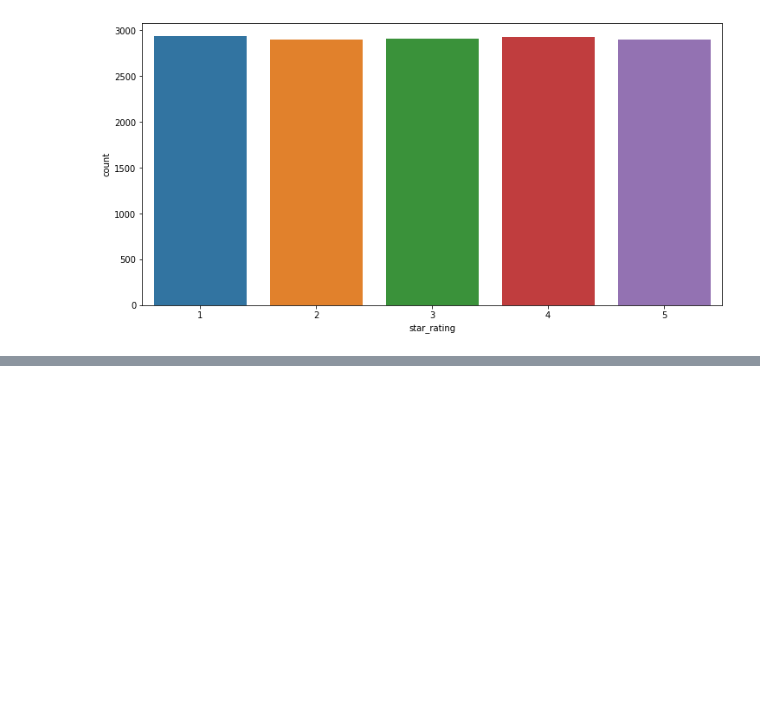
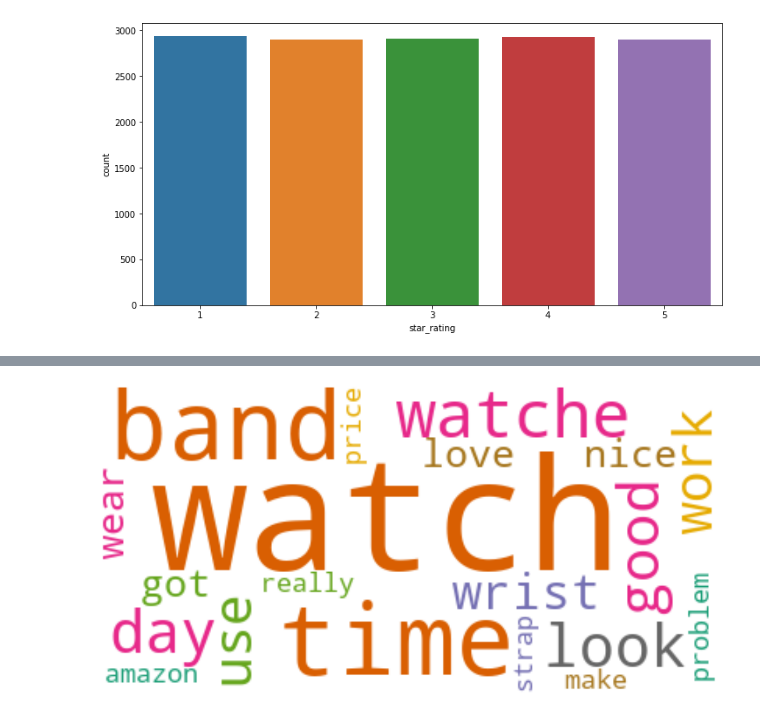
Before and after one commit to JeromeMberia/user_review_analysis, a Jupyter notebook: user_review_analysis.ipynb, the cells around one changed output, grey strips where cells are left out. Cells and saved outputs as stored; diff of their text form; code cells hidden in the pictures; blank space fills up the shorter version.

```diff
--- a/user_review_analysis.ipynb
+++ b/user_review_analysis.ipynb
@@ -307,0 +454,21 @@ data_DTM.shape
+# %%
+def word_cloud_view(selected_rating):
+
+  selected_rating = int(selected_rating)
+
+  feedback_rating_two = data_corpus[data_corpus['star_rating']==selected_rating]['review_body'].str.cat(sep=' ')
+
+  stopwords = stop_words
+  querywords = all_feedback.split()
+
+  resultwords  = [word for word in querywords if word.lower() not in stopwords]
+  result = ' '.join(resultwords)
+
+  wc.generate(result)
+  plt.imshow(wc, interpolation="bilinear")
+  plt.axis("off")
+  plt.show()
+# %%
+word_cloud_view(1)
+# %% [output]
+[figure, added]
```
Also changed, not shown: parts of 76 cells of this notebook.
